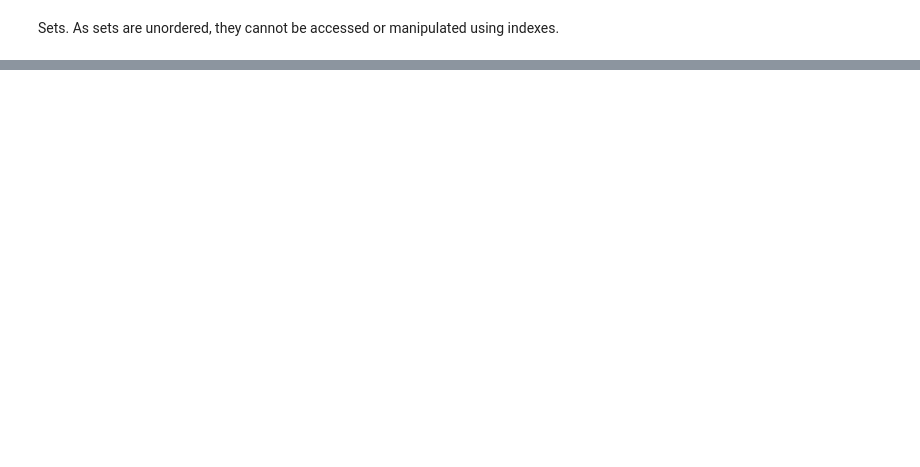
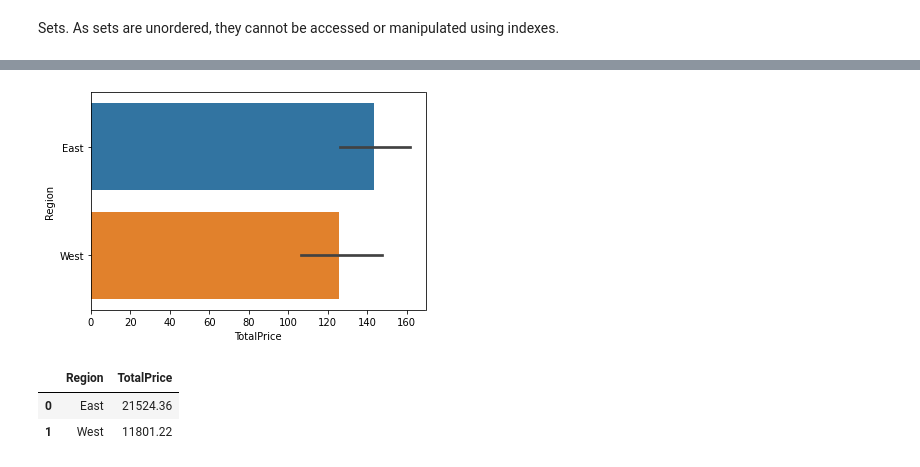
Before and after one commit to edmanabc/Avado-Python-Exercise, a Jupyter notebook: Python_workshop2.ipynb, the cells around one changed output, grey strips where cells are left out. Cells and saved outputs as stored; diff of their text form; code cells hidden in the pictures; blank space fills up the shorter version.

```diff
--- a/Python_workshop2.ipynb
+++ b/Python_workshop2.ipynb
@@ -446,0 +989,14 @@ print(len(myset))
+# %%
+#Using seaborn
+sns.barplot(df["TotalPrice"],df["Region"])
+plt.show()
+# %% [output]
+[figure, added]
+# %%
+#Using groupby to group Region variable by Total Price variable
+Region_price=df.groupby("Region")["TotalPrice"].sum().to_frame().reset_index()
+Region_price
+# %% [output]
+|  | Region | TotalPrice |
+| 0 | East | 21524.36 |
+| 1 | West | 11801.22 |
```
Also changed, not shown: parts of 296 cells of this notebook.
